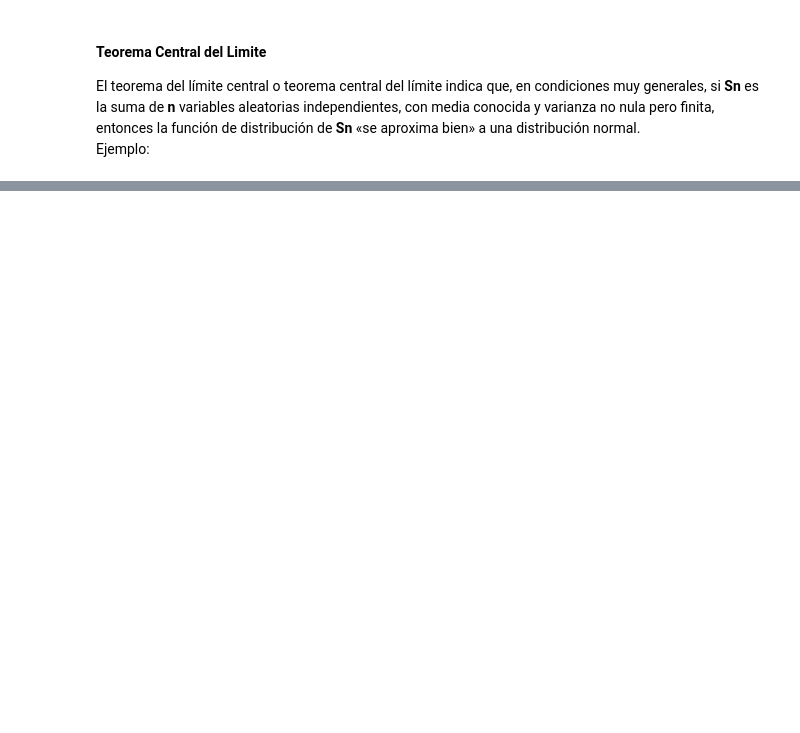
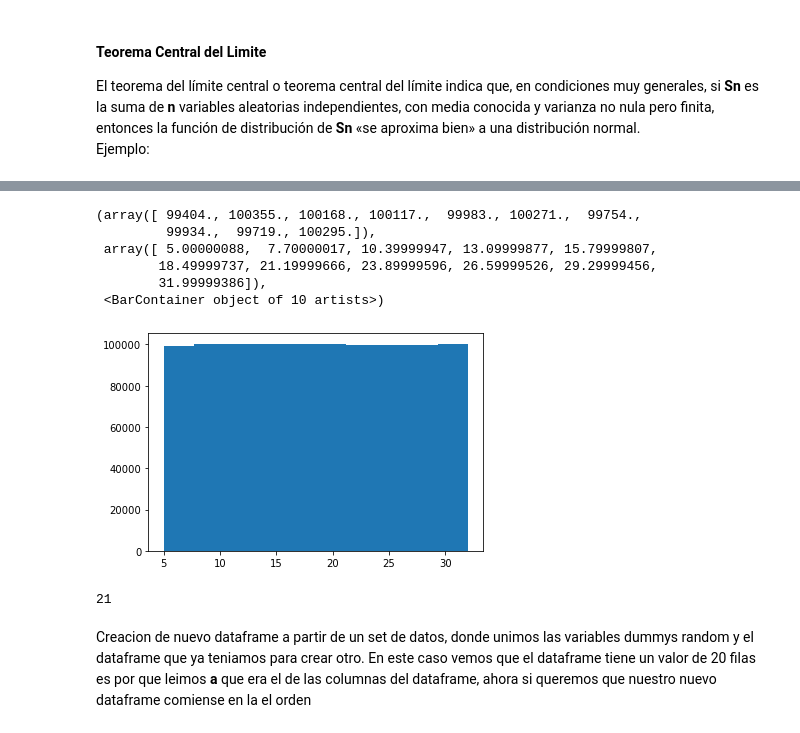
Before and after one commit to fgmolteni/Curso-Ciencia-de-Datos, a Jupyter notebook: seccion_2/S2_2_DistribucionProbabilisticas.ipynb, the cells around one changed output, grey strips where cells are left out. Drawn from its saved outputs; the diff is of its cells as text; code cells hidden in the pictures; blank space fills up the shorter version.

```diff
--- a/seccion_2/S2_2_DistribucionProbabilisticas.ipynb
+++ b/seccion_2/S2_2_DistribucionProbabilisticas.ipynb
@@ -147,0 +192,10 @@ plt.hist(data3)
+# %%
+plt.hist(data['C'])
+# %% [output]
+(array([ 99404., 100355., 100168., 100117.,  99983., 100271.,  99754.,
+         99934.,  99719., 100295.]),
+ array([ 5.00000088,  7.70000017, 10.39999947, 13.09999877, 15.79999807,
+        18.49999737, 21.19999666, 23.89999596, 26.59999526, 29.29999456,
+        31.99999386]),
+ <BarContainer object of 10 artists>)
+[figure, added]
@@ -147,0 +206,8 @@ plt.hist(data3)
+# %%
+a = len(colum_names)
+a
+# %% [output]
+21
+# %% [markdown]
+Creacion de nuevo dataframe a partir de un set de datos, donde unimos las variables dummys random y el dataframe que ya teniamos para crear otro.
+En este caso vemos que el dataframe tiene un valor de 20 filas es por que leimos **a** que era el de las columnas del dataframe, ahora si queremos que nuestro nuevo dataframe comiense en la el orden
```
Also changed, not shown: parts of 22 cells of this notebook.
